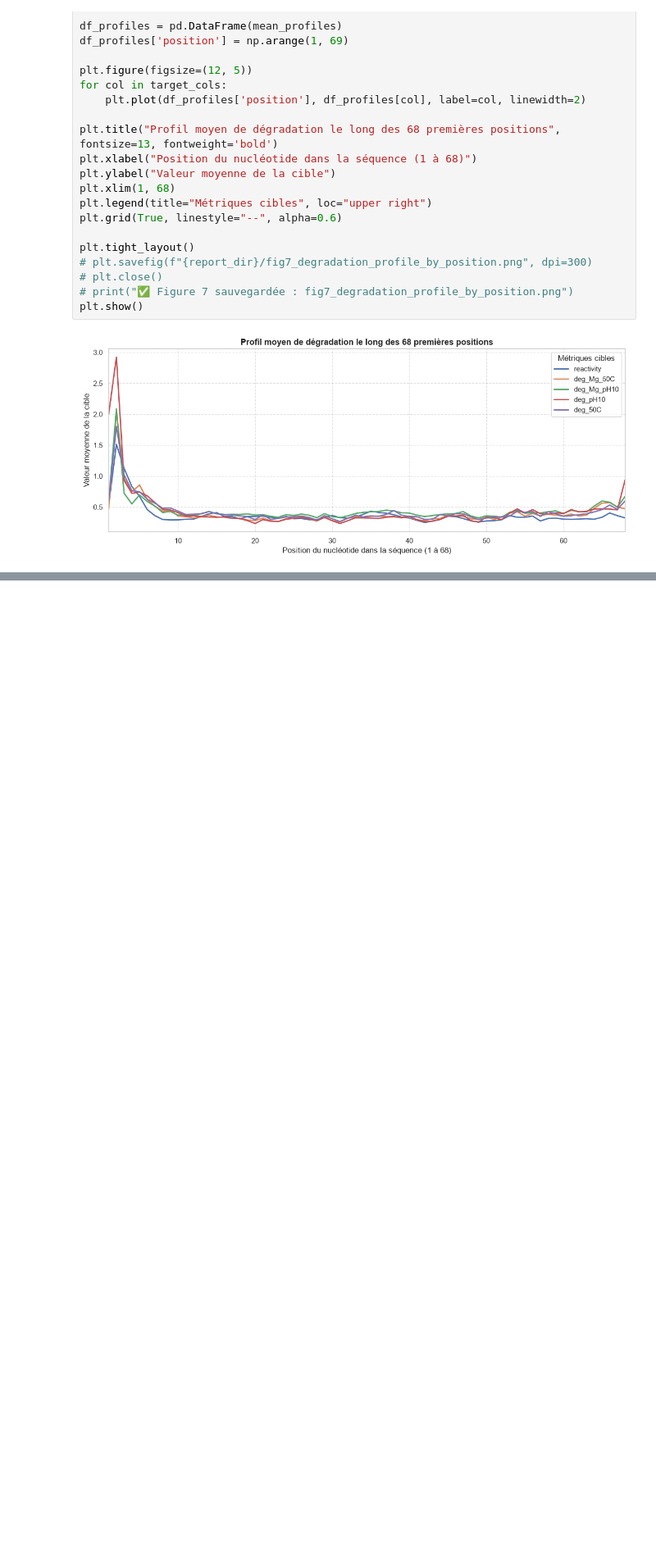
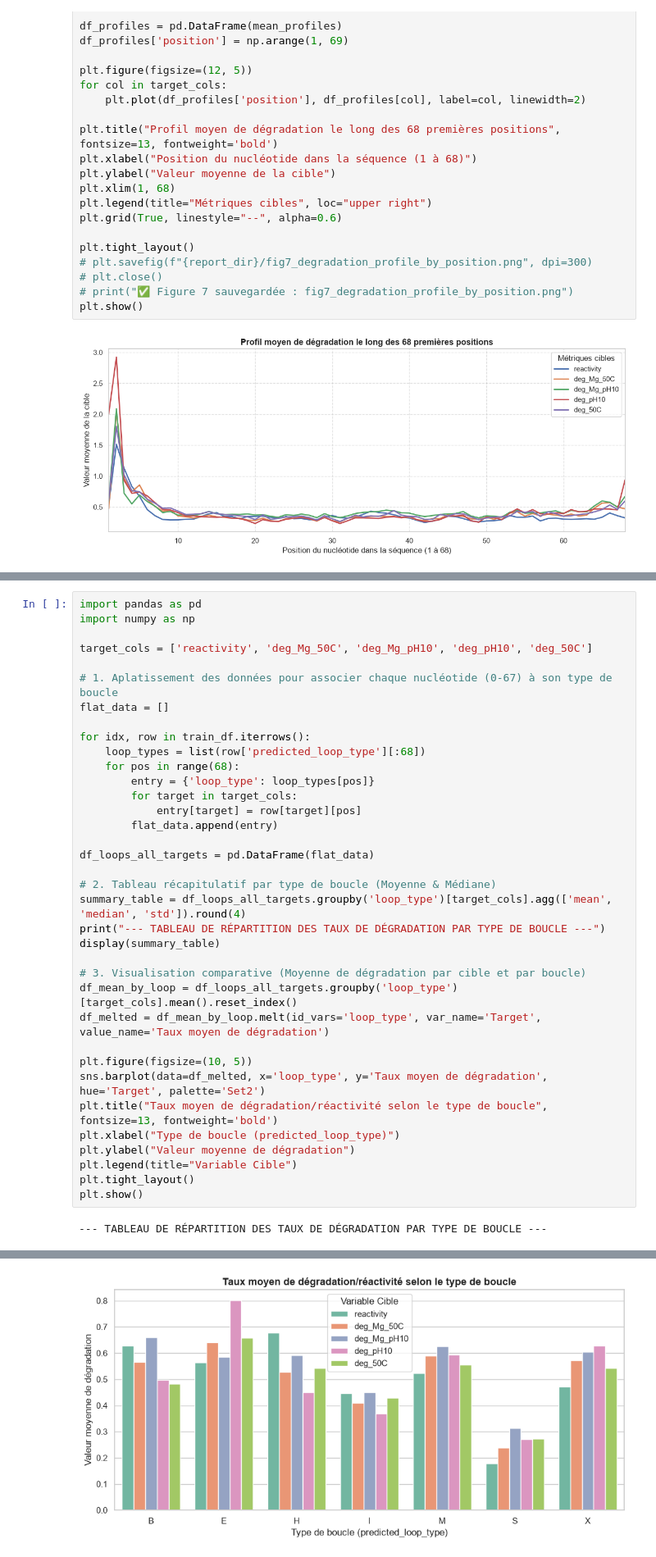
Before and after one commit to Eve-Ast/OpenVaccine, a Jupyter notebook: notebooks/EDA.ipynb, the cells around one changed output, grey strips where cells are left out. Shown at 82% size. Saved outputs shown, nothing was run; the diff lists cells and outputs as text; blank space fills up the shorter version.

```diff
--- a/notebooks/EDA.ipynb
+++ b/notebooks/EDA.ipynb
@@ -275,0 +333,38 @@ plt.show()
+# %%
+import pandas as pd
+import numpy as np
+
+target_cols = ['reactivity', 'deg_Mg_50C', 'deg_Mg_pH10', 'deg_pH10', 'deg_50C']
+
+# 1. Aplatissement des données pour associer chaque nucléotide (0-67) à son type de boucle
+flat_data = []
+
+for idx, row in train_df.iterrows():
+    loop_types = list(row['predicted_loop_type'][:68])
+    for pos in range(68):
+        entry = {'loop_type': loop_types[pos]}
+        for target in target_cols:
+            entry[target] = row[target][pos]
+        flat_data.append(entry)
+
+df_loops_all_targets = pd.DataFrame(flat_data)
+
+# 2. Tableau récapitulatif par type de boucle (Moyenne & Médiane)
+summary_table = df_loops_all_targets.groupby('loop_type')[target_cols].agg(['mean', 'median', 'std']).round(4)
+print("--- TABLEAU DE RÉPARTITION DES TAUX DE DÉGRADATION PAR TYPE DE BOUCLE ---")
+display(summary_table)
+
+# 3. Visualisation comparative (Moyenne de dégradation par cible et par boucle)
+df_mean_by_loop = df_loops_all_targets.groupby('loop_type')[target_cols].mean().reset_index()
+df_melted = df_mean_by_loop.melt(id_vars='loop_type', var_name='Target', value_name='Taux moyen de dégradation')
+
+plt.figure(figsize=(10, 5))
+sns.barplot(data=df_melted, x='loop_type', y='Taux moyen de dégradation', hue='Target', palette='Set2')
+plt.title("Taux moyen de dégradation/réactivité selon le type de boucle", fontsize=13, fontweight='bold')
+plt.xlabel("Type de boucle (predicted_loop_type)")
+plt.ylabel("Valeur moyenne de dégradation")
+plt.legend(title="Variable Cible")
+plt.tight_layout()
+plt.show()
+# %% [output]
+--- TABLEAU DE RÉPARTITION DES TAUX DE DÉGRADATION PAR TYPE DE BOUCLE ---
@@ -275,0 +381 @@ plt.show()
+[figure, added]
```
Also changed, not shown: parts of 4 cells of this notebook, 1 other file.
